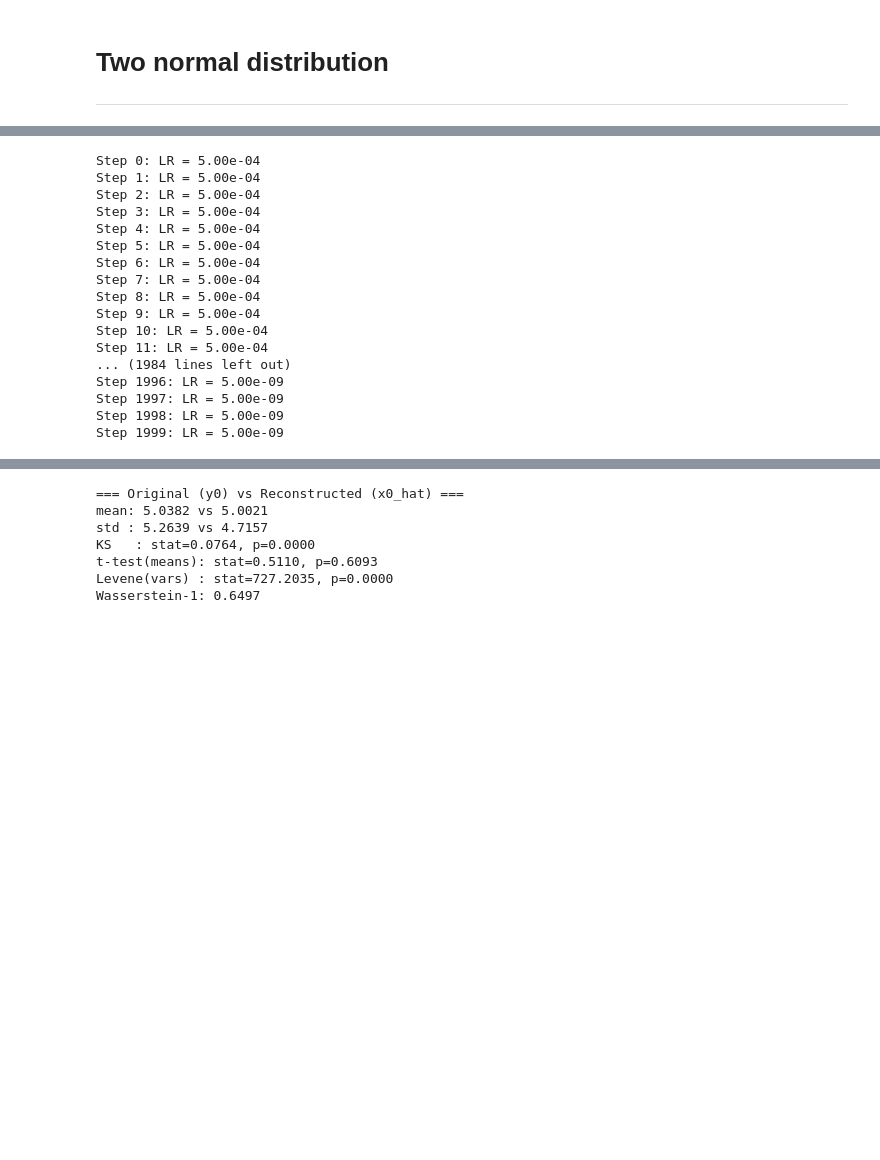
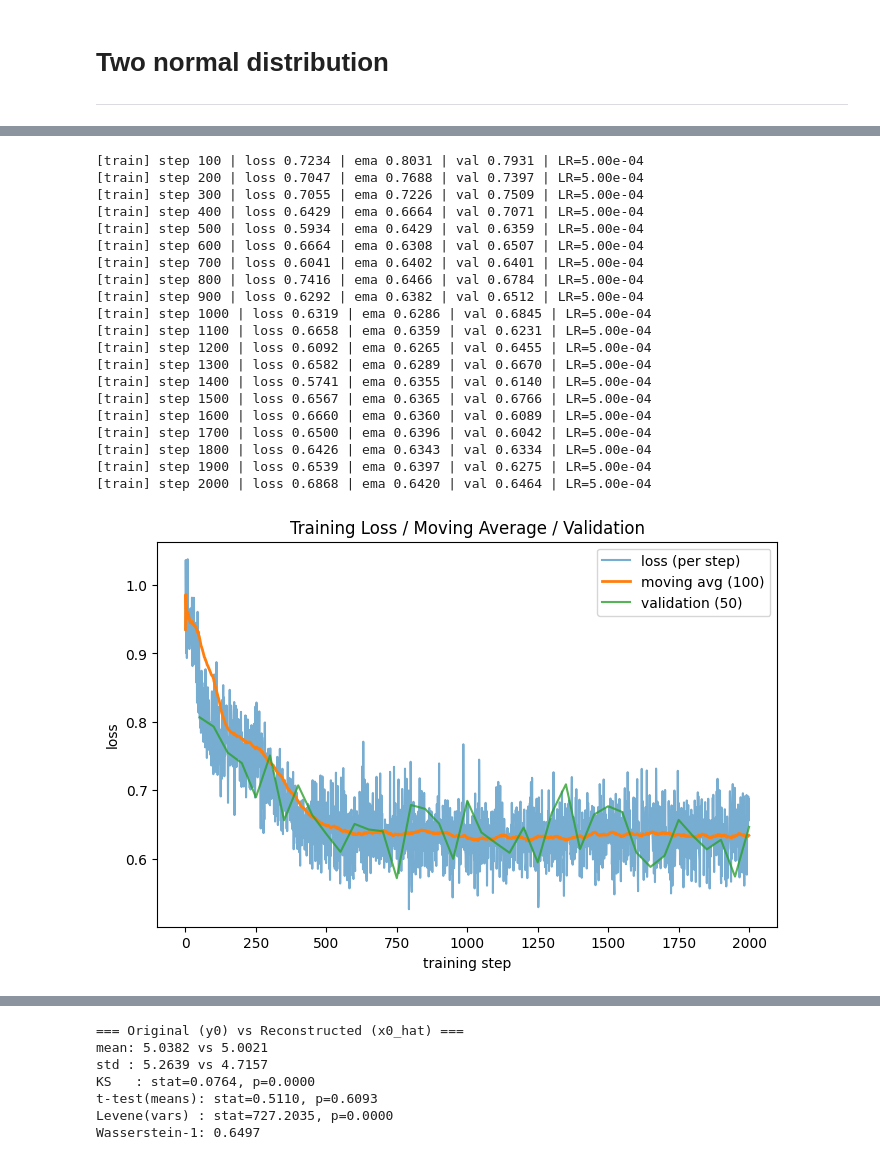
Before and after one commit to XuanWeiWang-999/2025Autumn_ML-project-DiffusionModel_02, a Jupyter notebook: 20251022_code/20251022_twoNormalDist - revised.ipynb, the cells around one changed output, grey strips where cells are left out. Saved outputs shown, nothing was run; the diff lists cells and outputs as text; code cells hidden in the pictures; blank space fills up the shorter version.

```diff
--- a/20251022_code/20251022_twoNormalDist - revised.ipynb
+++ b/20251022_code/20251022_twoNormalDist - revised.ipynb
@@ -250,21 +255,35 @@ def train_loop(y0, record_step=1, val_step=50, window=50, threshold=0.02):
 # %%
-losses, movavg=train_loop(y0, record_step=1)
+#losses, movavg=train_loop(y0, record_step=1)
+losses, movavg, val_losses, lr_hist = train_loop(
+    y0,
+    record_step=1,
+    val_step=50,
+    window=100,
+    threshold=0.03,
+    train_steps=2000,
+    warmup_steps=300,
+    min_lr=1e-6
+)
 steps = np.arange(len(losses))
 # %% [output]
-Step 0: LR = 5.00e-04
-Step 1: LR = 5.00e-04
-Step 2: LR = 5.00e-04
-Step 3: LR = 5.00e-04
-Step 4: LR = 5.00e-04
-Step 5: LR = 5.00e-04
-Step 6: LR = 5.00e-04
-Step 7: LR = 5.00e-04
-Step 8: LR = 5.00e-04
-Step 9: LR = 5.00e-04
-Step 10: LR = 5.00e-04
-Step 11: LR = 5.00e-04
-... (1984 lines left out)
-Step 1996: LR = 5.00e-09
-Step 1997: LR = 5.00e-09
-Step 1998: LR = 5.00e-09
-Step 1999: LR = 5.00e-09
+[train] step 100 | loss 0.7234 | ema 0.8031 | val 0.7931 | LR=5.00e-04
+[train] step 200 | loss 0.7047 | ema 0.7688 | val 0.7397 | LR=5.00e-04
+[train] step 300 | loss 0.7055 | ema 0.7226 | val 0.7509 | LR=5.00e-04
+[train] step 400 | loss 0.6429 | ema 0.6664 | val 0.7071 | LR=5.00e-04
+[train] step 500 | loss 0.5934 | ema 0.6429 | val 0.6359 | LR=5.00e-04
+[train] step 600 | loss 0.6664 | ema 0.6308 | val 0.6507 | LR=5.00e-04
+[train] step 700 | loss 0.6041 | ema 0.6402 | val 0.6401 | LR=5.00e-04
+[train] step 800 | loss 0.7416 | ema 0.6466 | val 0.6784 | LR=5.00e-04
+[train] step 900 | loss 0.6292 | ema 0.6382 | val 0.6512 | LR=5.00e-04
+[train] step 1000 | loss 0.6319 | ema 0.6286 | val 0.6845 | LR=5.00e-04
+[train] step 1100 | loss 0.6658 | ema 0.6359 | val 0.6231 | LR=5.00e-04
+[train] step 1200 | loss 0.6092 | ema 0.6265 | val 0.6455 | LR=5.00e-04
+[train] step 1300 | loss 0.6582 | ema 0.6289 | val 0.6670 | LR=5.00e-04
+[train] step 1400 | loss 0.5741 | ema 0.6355 | val 0.6140 | LR=5.00e-04
+[train] step 1500 | loss 0.6567 | ema 0.6365 | val 0.6766 | LR=5.00e-04
+[train] step 1600 | loss 0.6660 | ema 0.6360 | val 0.6089 | LR=5.00e-04
+[train] step 1700 | loss 0.6500 | ema 0.6396 | val 0.6042 | LR=5.00e-04
+[train] step 1800 | loss 0.6426 | ema 0.6343 | val 0.6334 | LR=5.00e-04
+[train] step 1900 | loss 0.6539 | ema 0.6397 | val 0.6275 | LR=5.00e-04
+[train] step 2000 | loss 0.6868 | ema 0.6420 | val 0.6464 | LR=5.00e-04
+[figure, added]
```
Also changed, not shown: parts of 10 cells of this notebook, 1 other file.
